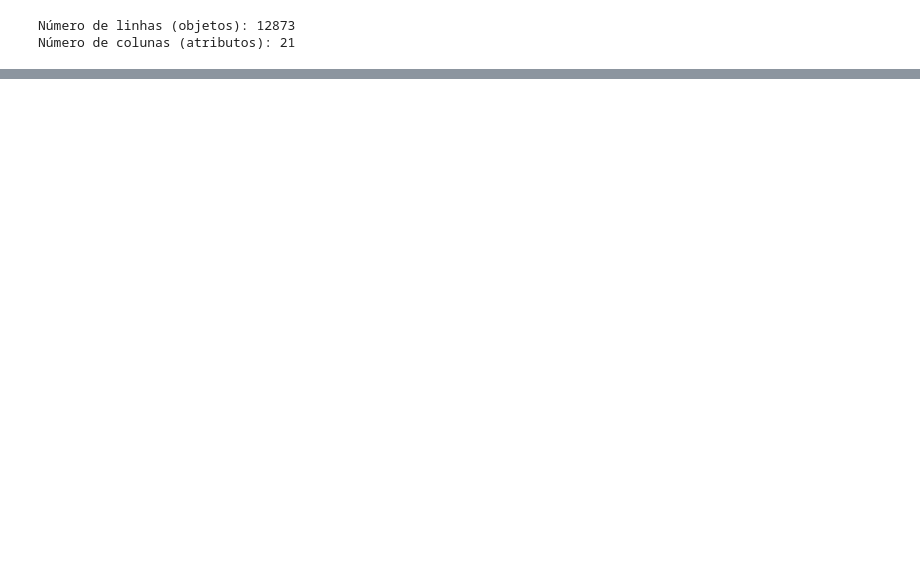
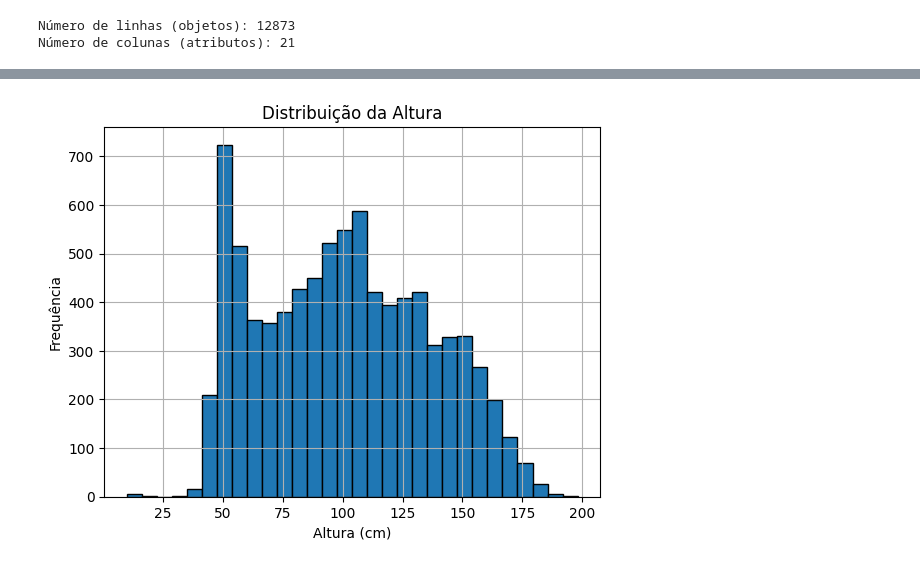
Before and after one commit to O-G-PLTX/MD-PediatricHeart, a Jupyter notebook: notebooks/exploration/01_exploration.ipynb, the cells around one changed output, grey strips where cells are left out. Saved outputs shown, nothing was run; the diff lists cells and outputs as text; code cells hidden in the pictures; blank space fills up the shorter version.

```diff
--- a/notebooks/exploration/01_exploration.ipynb
+++ b/notebooks/exploration/01_exploration.ipynb
@@ -63,0 +39,4 @@ missing_data_report(df)
+# %%
+colunas_wv = ["ID", "Peso", "Altura", "IMC", "Atendimento", "DN", "IDADE"]
+df_wv = df[colunas_wv].copy()
+df_wv.head()
@@ -63,0 +54,2 @@ missing_data_report(df)
+# %%
+df_wv["Peso"] = df_wv["Peso"].replace(0, np.nan)
@@ -63,0 +91,2 @@ missing_data_report(df)
+# %%
+df_wv["Altura"] = df_wv["Altura"].replace(0, np.nan)
@@ -63,0 +121,10 @@ missing_data_report(df)
+# %%
+# Histograma da Altura
+plt.hist(df_wv["Altura"].dropna(), bins=30, edgecolor="black")
+plt.xlabel("Altura (cm)")
+plt.ylabel("Frequência")
+plt.title("Distribuição da Altura")
+plt.grid(True)
+plt.show()
+# %% [output]
+[figure, added]
```
Also changed, not shown: parts of 16 cells of this notebook, 1 other file.
